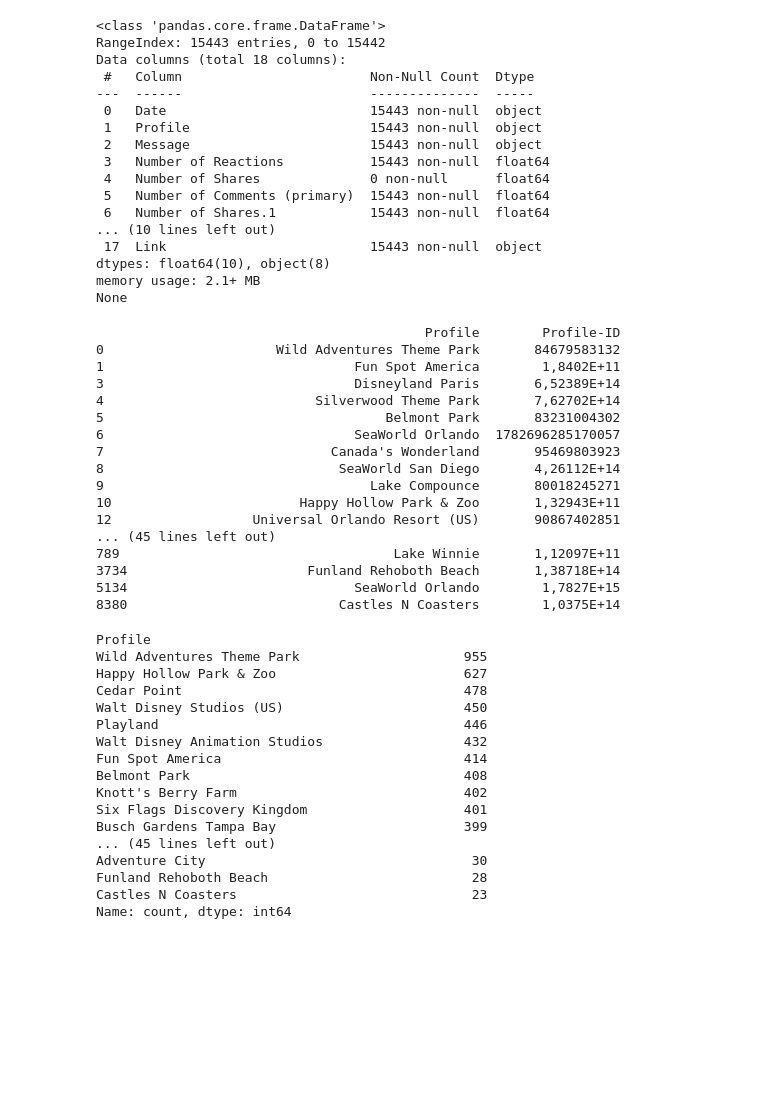
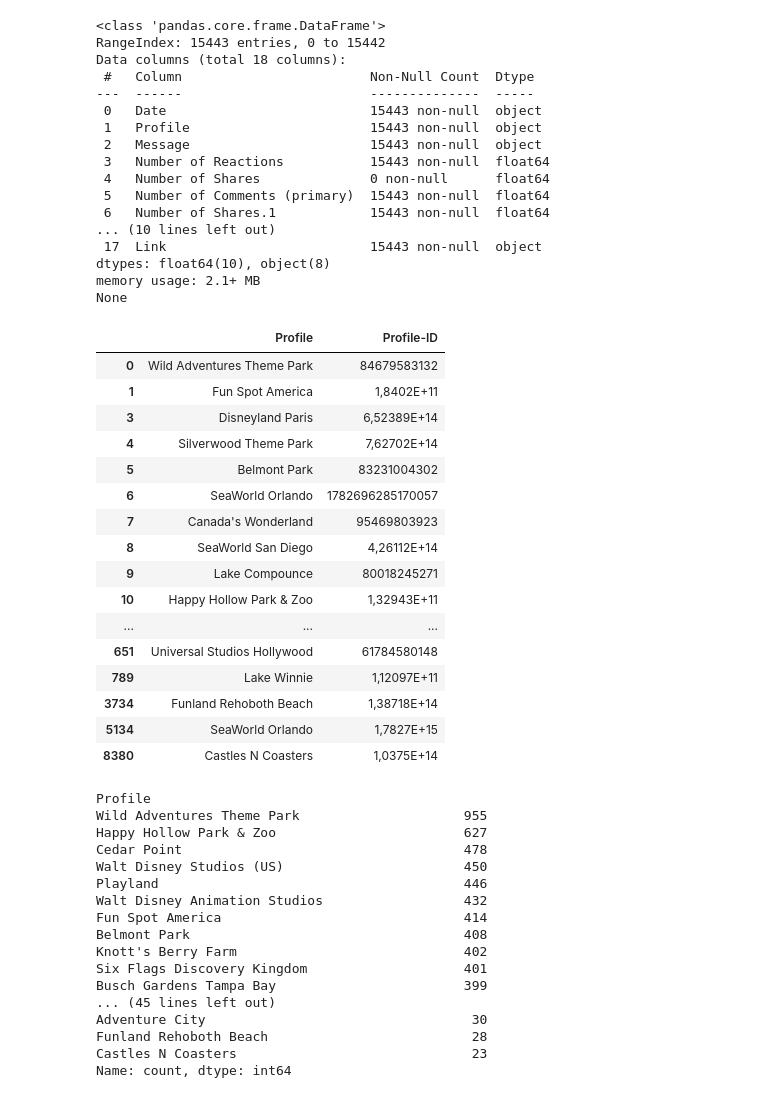
Before and after one commit to alvaarro/DigitalMarketingStrategy, a Jupyter notebook: Dataframes.ipynb, the cells around one changed output. Cells and saved outputs as stored; diff of their text form; code cells hidden in the pictures; blank space fills up the shorter version.

```diff
--- a/Dataframes.ipynb
+++ b/Dataframes.ipynb
@@ -57,27 +57,27 @@ None
 # %%
 # Assuming your DataFrame is named df
 unique_profiles = merged_df.drop_duplicates(subset=['Profile-ID'])
 
 # Print the unique profiles
-print(unique_profiles[['Profile', 'Profile-ID']])
+unique_profiles[['Profile', 'Profile-ID']]
 # %% [output]
-                                          Profile        Profile-ID
-0                      Wild Adventures Theme Park       84679583132
-1                                Fun Spot America        1,8402E+11
-3                                Disneyland Paris       6,52389E+14
-4                           Silverwood Theme Park       7,62702E+14
-5                                    Belmont Park       83231004302
-6                                SeaWorld Orlando  1782696285170057
-7                             Canada's Wonderland       95469803923
-8                              SeaWorld San Diego       4,26112E+14
-9                                  Lake Compounce       80018245271
-10                        Happy Hollow Park & Zoo       1,32943E+11
-12                  Universal Orlando Resort (US)       90867402851
-... (45 lines left out)
-789                                   Lake Winnie       1,12097E+11
-3734                       Funland Rehoboth Beach       1,38718E+14
-5134                             SeaWorld Orlando        1,7827E+15
-8380                           Castles N Coasters        1,0375E+14
+|  | Profile | Profile-ID |
+| 0 | Wild Adventures Theme Park | 84679583132 |
+| 1 | Fun Spot America | 1,8402E+11 |
+| 3 | Disneyland Paris | 6,52389E+14 |
+| 4 | Silverwood Theme Park | 7,62702E+14 |
+| 5 | Belmont Park | 83231004302 |
+| 6 | SeaWorld Orlando | 1782696285170057 |
+| 7 | Canada's Wonderland | 95469803923 |
+| 8 | SeaWorld San Diego | 4,26112E+14 |
+| 9 | Lake Compounce | 80018245271 |
+| 10 | Happy Hollow Park & Zoo | 1,32943E+11 |
+| ... | ... | ... |
+| 651 | Universal Studios Hollywood | 61784580148 |
+| 789 | Lake Winnie | 1,12097E+11 |
+| 3734 | Funland Rehoboth Beach | 1,38718E+14 |
+| 5134 | SeaWorld Orlando | 1,7827E+15 |
+| 8380 | Castles N Coasters | 1,0375E+14 |
 # %%
 # Counts of unique values for a specific column
 merged_df['Profile'].value_counts()
```
Also changed, not shown: parts of 6 cells of this notebook.
